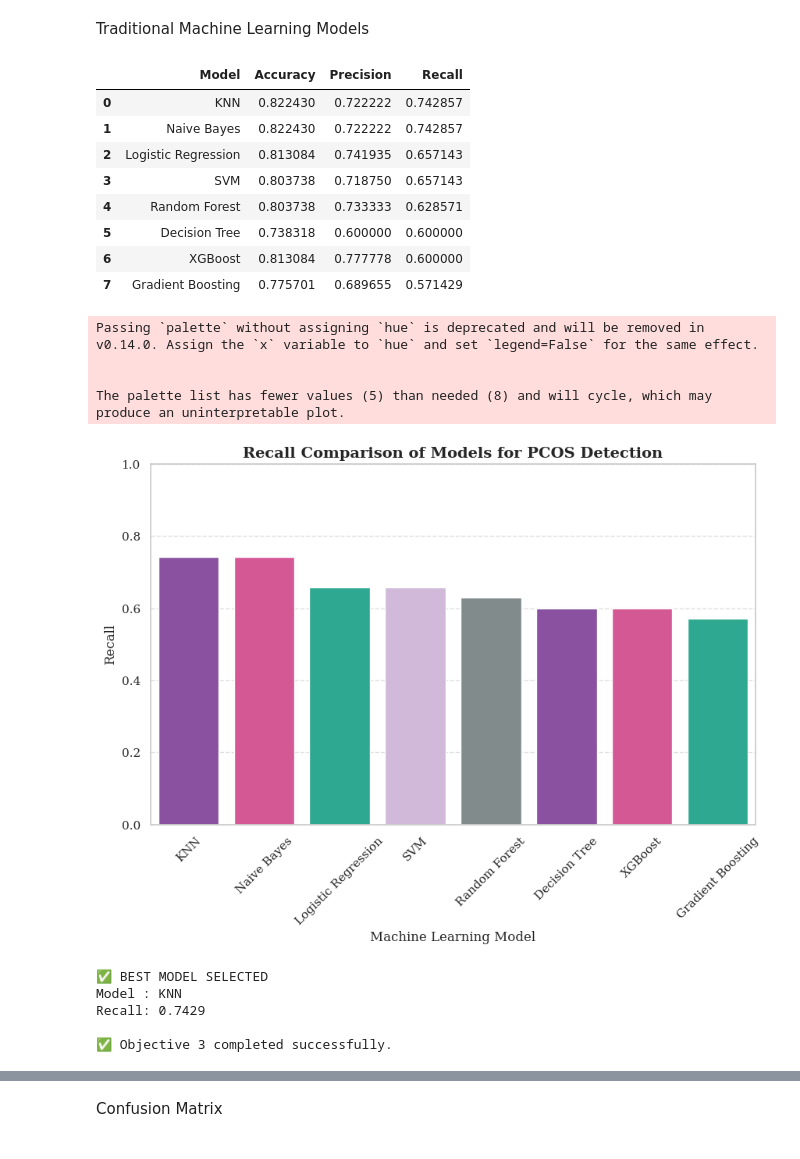
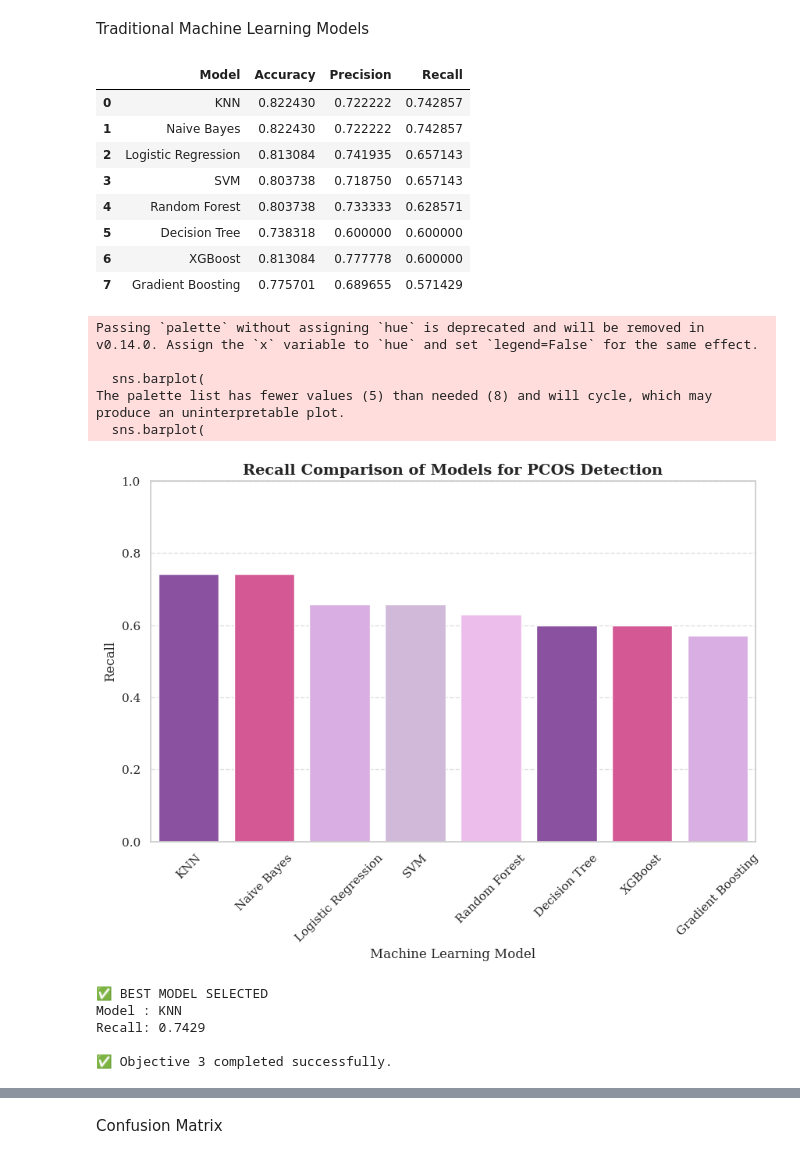
Before and after one commit to vaishnavi-peri24/7th-Semester-Project---Early-Detection-and-Risk-prediction-of-PCOS-using-FL, a Jupyter notebook: Methodology.ipynb, the cells around one changed output, grey strips where cells are left out. Drawn from its saved outputs; the diff is of its cells as text; code cells hidden in the pictures.

```diff
--- a/Methodology.ipynb
+++ b/Methodology.ipynb
@@ -680,12 +682,13 @@ Traditional Machine Learning Models
 # %%
 
 # PCOS COLOR PALETTE (GLOBAL)
+from xgboost import XGBClassifier
 
 PCOS_PURPLE = "#8E44AD"
 PCOS_PINK = "#E84393"
 PCOS_LAVENDER = "#D2B4DE"
-PCOS_TEAL = "#1ABC9C"
-PCOS_GRAY = "#7F8C8D"
+PCOS_TEAL = "#DFA5EB"
+PCOS_GRAY = "#F4B5F3"
 
 pcos_palette = [
     PCOS_PURPLE,
@@ -817,35 +820,36 @@ plt.ylim(0, 1)
 plt.xticks(rotation=45)
 plt.grid(axis="y", linestyle="--", alpha=0.6)
 plt.show()
 
 
 # STEP 8: BEST MODEL SELECTION
 
 best_model_name = results_df.loc[0, "Model"]
 best_model_recall = results_df.loc[0, "Recall"]
 
 print("✅ BEST MODEL SELECTED ")
 print(f"Model : {best_model_name}")
 print(f"Recall: {best_model_recall:.4f}")
 
 
 
 print("\n✅ Objective 3 completed successfully.")
 # %% [output]
 |  | Model | Accuracy | Precision | Recall |
 | 0 | KNN | 0.822430 | 0.722222 | 0.742857 |
 | 1 | Naive Bayes | 0.822430 | 0.722222 | 0.742857 |
 | 2 | Logistic Regression | 0.813084 | 0.741935 | 0.657143 |
 | 3 | SVM | 0.803738 | 0.718750 | 0.657143 |
 | 4 | Random Forest | 0.803738 | 0.733333 | 0.628571 |
 | 5 | Decision Tree | 0.738318 | 0.600000 | 0.600000 |
 | 6 | XGBoost | 0.813084 | 0.777778 | 0.600000 |
 | 7 | Gradient Boosting | 0.775701 | 0.689655 | 0.571429 |
 Passing `palette` without assigning `hue` is deprecated and will be removed in v0.14.0. Assign the `x` variable to `hue` and set `legend=False` for the same effect.
 
-
+  sns.barplot(
 The palette list has fewer values (5) than needed (8) and will cycle, which may produce an uninterpretable plot.
+  sns.barplot(
-[figure, old version]
+[figure, new version]
 ✅ BEST MODEL SELECTED
 Model : KNN
 Recall: 0.7429
```
Also changed, not shown: parts of 6 cells of this notebook, 3 other files.
